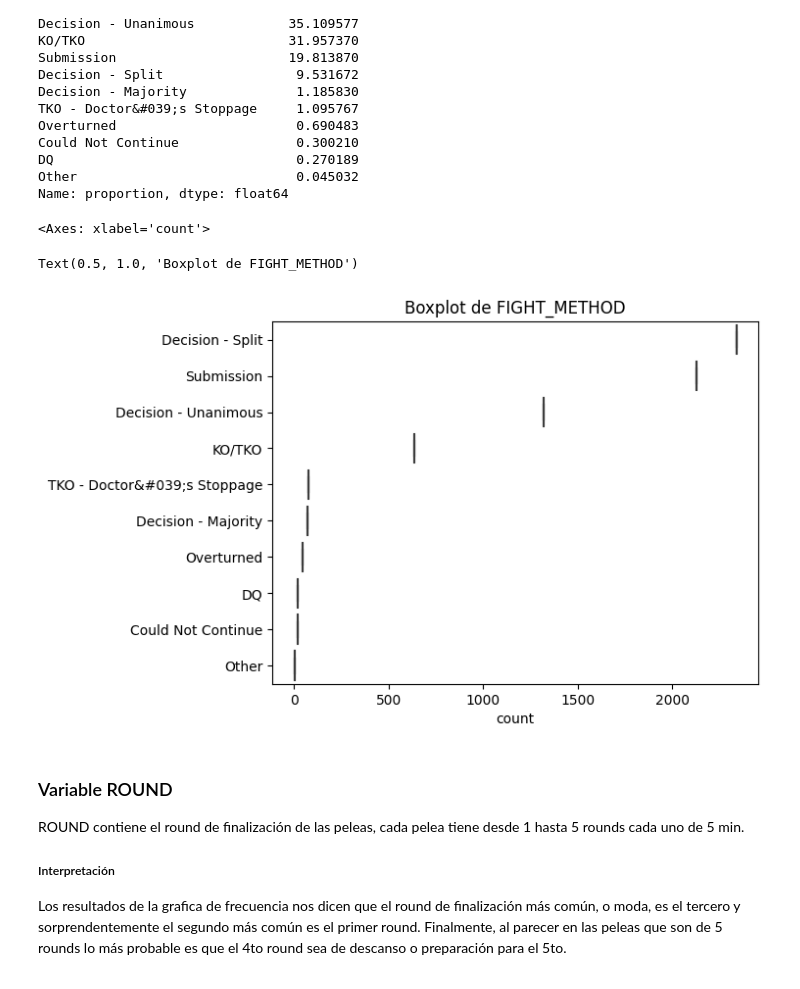
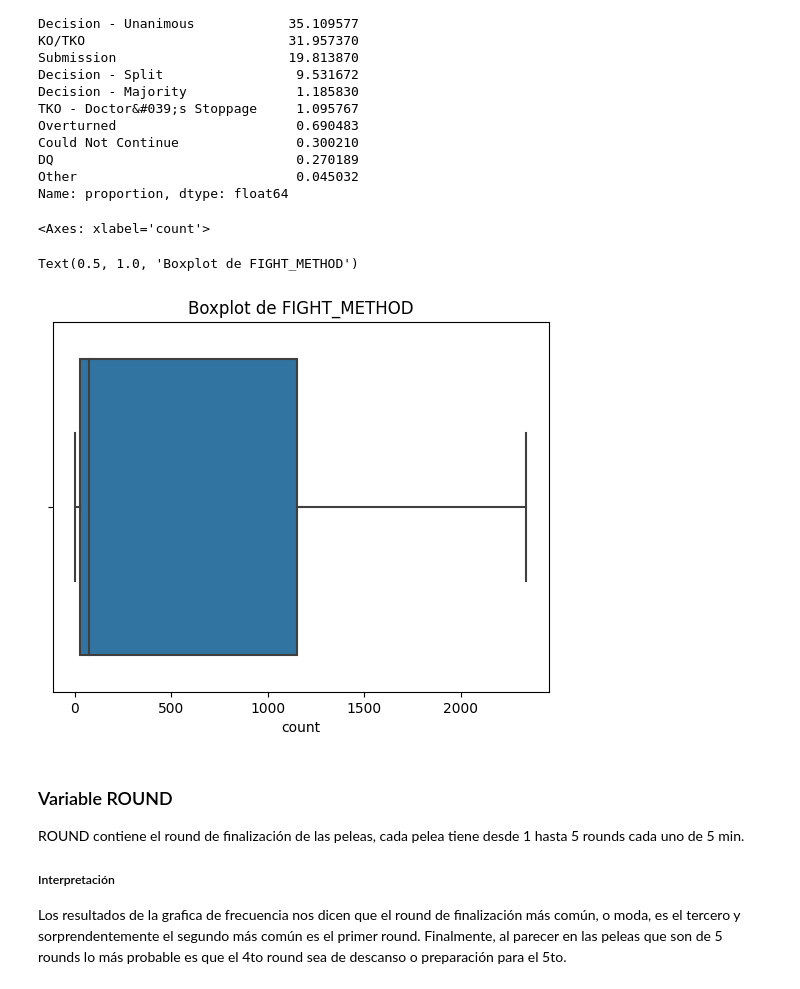
Before and after one commit to YaotecatlMtz/analisisUFC, a Jupyter notebook: primeraEntregaProyecto.ipynb, the cells around one changed output. Drawn from its saved outputs; the diff is of its cells as text; code cells hidden in the pictures.

```diff
--- a/primeraEntregaProyecto.ipynb
+++ b/primeraEntregaProyecto.ipynb
@@ -641,12 +655,12 @@ DQ                               0.270189
 Other                            0.045032
 Name: proportion, dtype: float64
 # %%
-sns.boxplot(x=fight_method_counts ,y=df['FIGHT_METHOD'].unique())
-plt.title(f'Boxplot de FIGHT_METHOD')
+sns.boxplot(x=fight_method_counts )
+plt.title('Boxplot de FIGHT_METHOD')
 # %% [output]
 <Axes: xlabel='count'>
 Text(0.5, 1.0, 'Boxplot de FIGHT_METHOD')
-[figure, old version]
+[figure, new version]
 # %% [markdown]
 ### Variable ROUND
 ROUND contiene el round de finalización de las peleas, cada pelea tiene desde 1 hasta 5 rounds cada uno de 5 min.
```
Also changed, not shown: parts of 10 cells of this notebook.
